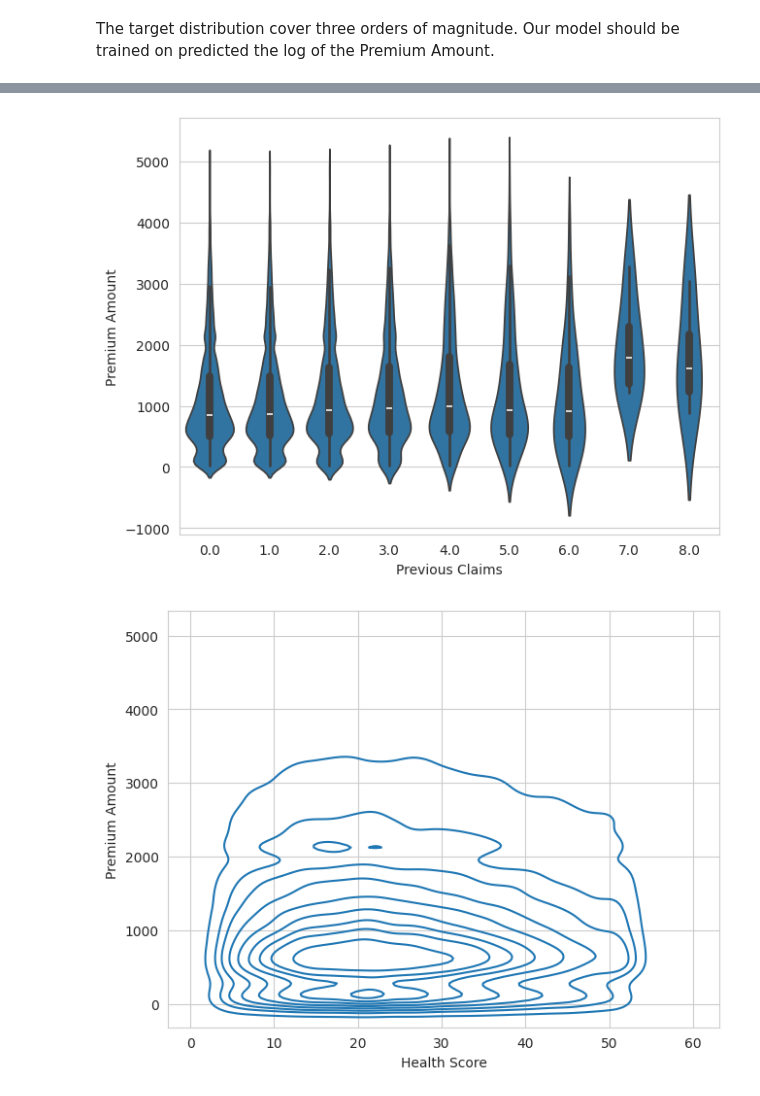
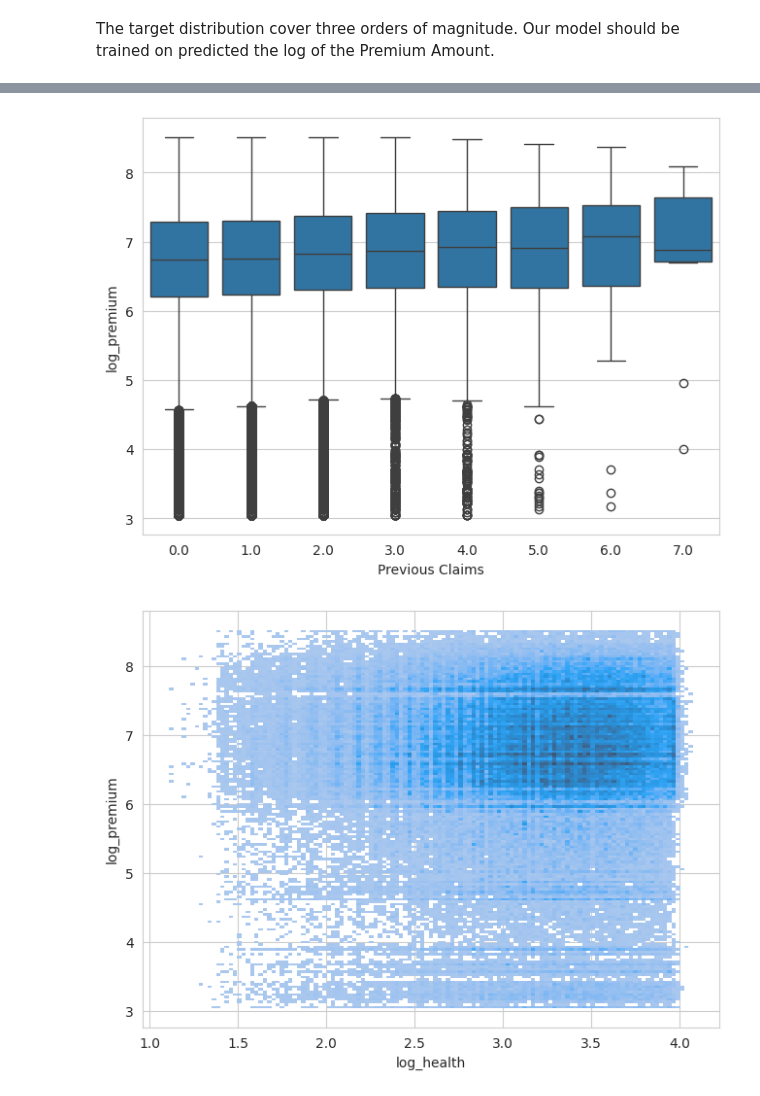
Before and after one commit to jofa974/playground-series-s4e12, a Jupyter notebook: notebooks/eda.ipynb, the cells around one changed output, grey strips where cells are left out. Cells and saved outputs as stored; diff of their text form; code cells hidden in the pictures.

```diff
--- a/notebooks/eda.ipynb
+++ b/notebooks/eda.ipynb
@@ -109,6 +109,7 @@ The most relevant columns appear to be Annual Income, Credit Score, and Previous
 Previous Claims shows a positive correlation with Premium Amount, which aligns with expectations since insurance companies typically charge higher premiums for "risky" clients who are more likely to file claims. Notably, this feature has the strongest correlation with the target, making it crucial to identify a robust method for imputing any missing values.
 # %%
 fig, [ax1, ax2] = plt.subplots(1, 2, figsize=(20, 10))
+df["log_premium"] = np.log1p(df["Premium Amount"])
 corr = df.corr(numeric_only=True)
 mask = np.triu(np.ones_like(corr))
 sns.heatmap(corr, mask=mask, cmap="vlag", annot=True, vmin=-0.2, vmax=0.2, cbar=None, ax=ax1)
@@ -116,7 +117,7 @@ ax1.grid(False)
 ax1.set_title("Correlation Heatmap", fontdict={"fontsize": 18}, pad=16)
 
 sns.heatmap(
-    corr[["Premium Amount"]].sort_values(by="Premium Amount", ascending=False),
+    corr[["log_premium"]].sort_values(by="log_premium", ascending=False),
     vmin=-0.2,
     vmax=0.2,
     annot=True,
@@ -124,7 +125,7 @@ sns.heatmap(
     ax=ax2,
 )
 ax2.set_title(
-    "Numerical features correlating with Premium Amount", fontdict={"fontsize": 18}, pad=16
+    "Numerical features correlating with log Premium Amount", fontdict={"fontsize": 18}, pad=16
 )
 plt.show()
 # %% [output]
@@ -174,10 +175,12 @@ sns.pairplot(
 # %%
-sns.violinplot(df, x="Previous Claims", y="Premium Amount")
+sns.boxplot(df, x="Previous Claims", y="log_premium")
 plt.show()
 # %% [output]
-[figure, old version]
+[figure, new version]
+# %%
+df["log_health"] = np.log1p(df["Health Score"])
 # %%
-sns.kdeplot(df, x="Health Score", y="Premium Amount")
+sns.histplot(df, x="log_health", y="log_premium")
 plt.show()
 # %% [output]
-[figure, old version]
+[figure, new version]
```
Also changed, not shown: parts of 9 cells of this notebook, 20 other files.
